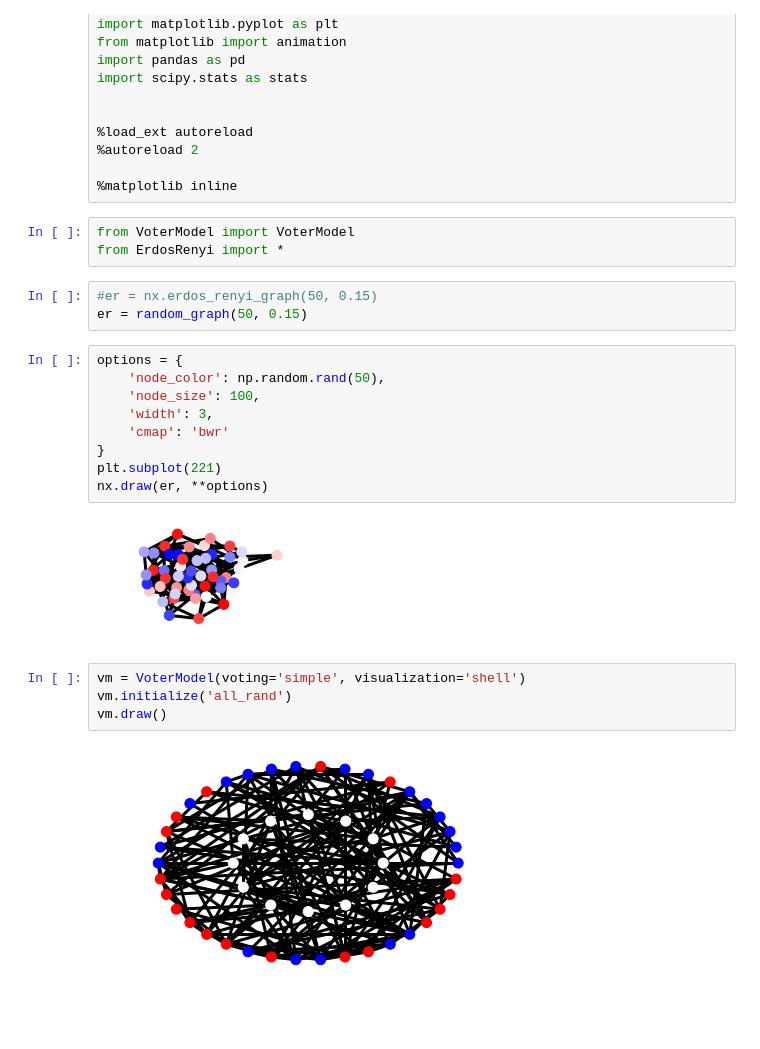
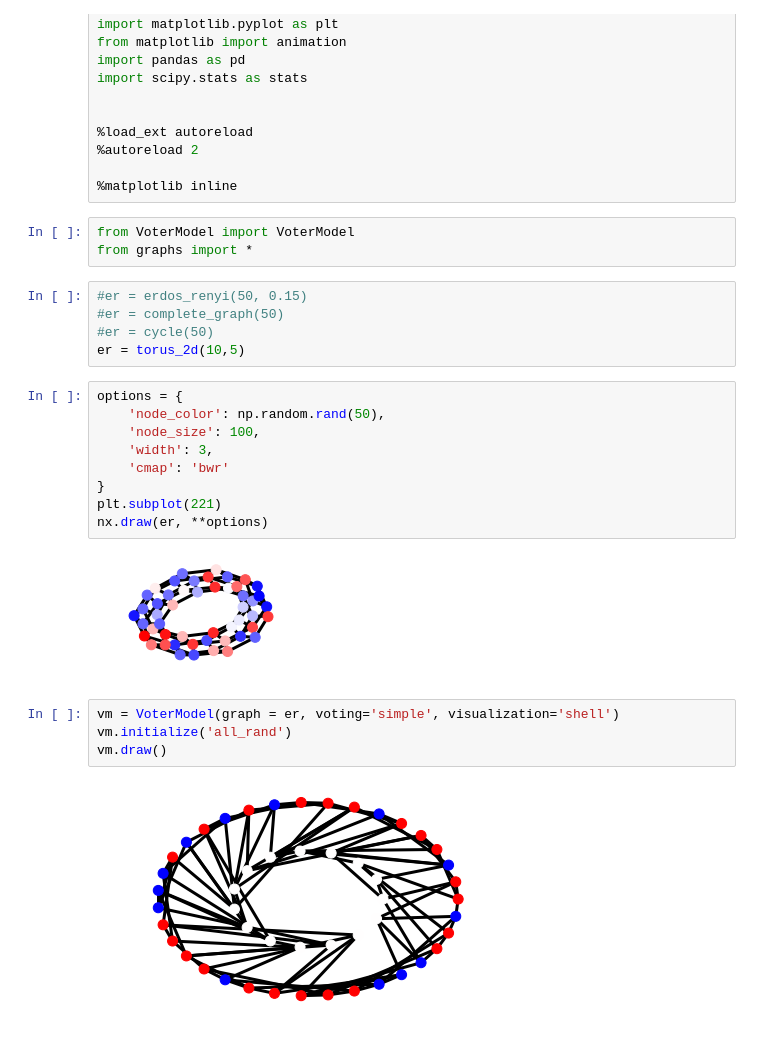
Before and after one commit to vhan95/EECS126_project, a Jupyter notebook: proposal.ipynb, the cells around one changed output. Saved outputs shown, nothing was run; the diff lists cells and outputs as text.

Commit message:
updated selection of graph topologies for initialization

```diff
--- a/proposal.ipynb
+++ b/proposal.ipynb
@@ -19,10 +19,12 @@ import scipy.stats as stats
 %matplotlib inline
 # %%
 from VoterModel import VoterModel
-from ErdosRenyi import *
+from graphs import *
 # %%
-#er = nx.erdos_renyi_graph(50, 0.15)
-er = random_graph(50, 0.15)
+#er = erdos_renyi(50, 0.15)
+#er = complete_graph(50)
+#er = cycle(50)
+er = torus_2d(10,5)
 # %%
 options = {
     'node_color': np.random.rand(50),
@@ -33,13 +35,13 @@ options = {
 plt.subplot(221)
 nx.draw(er, **options)
 # %% [output]
-[figure, old version]
+[figure, new version]
 # %%
-vm = VoterModel(voting='simple', visualization='shell')
+vm = VoterModel(graph = er, voting='simple', visualization='shell')
 vm.initialize('all_rand')
 vm.draw()
 # %% [output]
-[figure, old version]
+[figure, new version]
 # %%
 vm.initialize('rand_pair')
 vm.draw()
```
Also changed, not shown: parts of 4 cells of this notebook, 1 other file.
